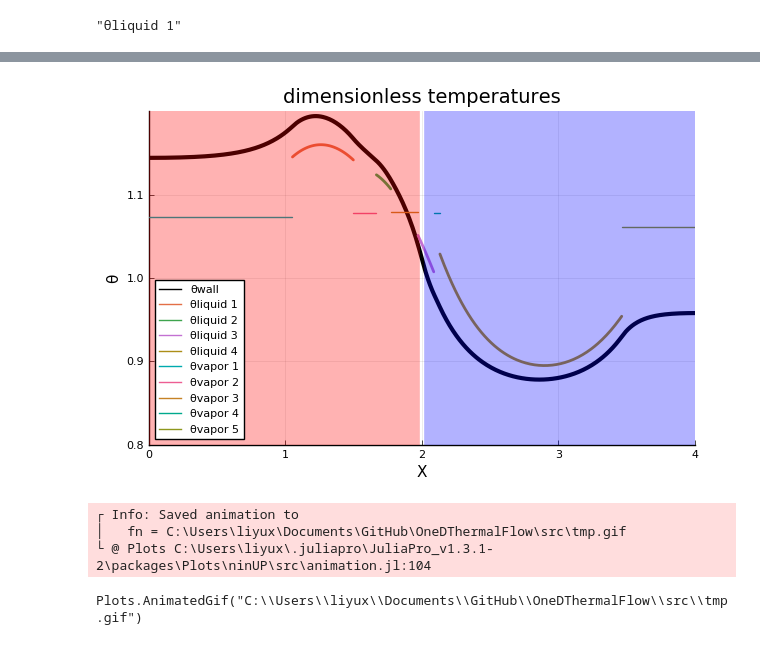
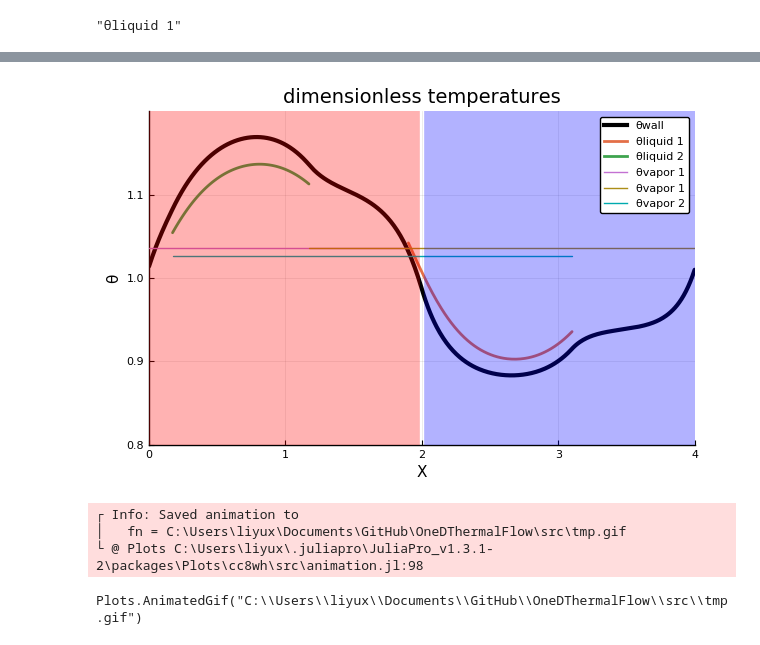
Before and after one commit to liyuxuan48/OneDThermalFlow, a Jupyter notebook: examples/closed loop U shape PHP-working on .ipynb, the cells around one changed output, grey strips where cells are left out. Saved outputs shown, nothing was run; the diff lists cells and outputs as text; code cells hidden in the pictures.

Commit message:
got closed loop ohp work

```diff
--- a/examples/closed loop U shape PHP-working on .ipynb
+++ b/examples/closed loop U shape PHP-working on .ipynb
@@ -180,8 +238,6 @@ plot([sys0.wall.Xarray],[sys0.wall.θarray], title="initial temperature conditio
 ### propagation function
 # %%
 function dfdt(u,p,t)
-
-        p = deepcopy(getcurrentsys(u,p))
 
         indexes = Int64[]
         θliquidtemp = Array[]
@@ -192,12 +248,20 @@ function dfdt(u,p,t)
             end
         end
 
+        # trim u first verrrrry important!!!!!!!
+        Xp,dXdt,M,δ = vectoXMδ(u[1:indexes[1]-1])
+        modX!(Xp,p.tube.L)
+        u[1:indexes[1]-1] = XMδtovec(Xp,dXdt,M,δ)
 
-    dynamicsdu = dynamicsmodel(u[1:indexes[1]-1],p)
+#     println(u[1:indexes[1]-1] )
+
+    newsys = getcurrentsys(u,p)
+
+    dynamicsdu = dynamicsmodel(u[1:indexes[1]-1],newsys)
 
 
 
-    duwalltemp = wallmodel(u[indexes[1]+1:indexes[2]-1],p)
+    duwalltemp = wallmodel(u[indexes[1]+1:indexes[2]-1],newsys)
     walldu = duwallθtovec(duwalltemp)
 
 
@@ -207,7 +271,7 @@ function dfdt(u,p,t)
     end
     push!(θliquidtemp, u[indexes[end]+1:end])
     duliquidtemp = zero.(deepcopy(θliquidtemp))
-    duliquidtemp = liquidmodel(θliquidtemp,p)
+    duliquidtemp = liquidmodel(θliquidtemp,newsys)
     liquiddu = duliquidθtovec(duliquidtemp)
 
     du = [dynamicsdu;walldu;liquiddu]
@@ -277,11 +345,14 @@ DiscreteCallback{typeof(condition),typeof(affect!),typeof(DiffEqBase.INITIALIZE_
 tstep=4e-5
 
 p = sys0
-tspan = (0.0, 0.4);
+tspan = (0.0, 0.2);
 prob = ODEProblem(dfdt, u, tspan, p)
 
-integrator = init(prob, RK4(), adaptive=false, dt=tstep);
+integrator = init(prob, RK4(), dt=tstep,adaptive=false);
 
 
-# sol = solve(prob, RK4(), adaptive=false, dt=tstep);
-sol = solve(prob, RK4(), adaptive=false,dt=tstep,callback=cb);
+# sol = solve(prob, RK4(), dt=tstep);
+# sol = solve(prob, RK4(), adaptive=false,dt=tstep,callback=cb);
+
+# step!(integrator)
+solve!(integrator)
@@ -311,3 +380,6 @@ result1=soltoMatrxResult(sol,sys0);
 string("θliquid ",1)
 # %% [output]
 "θliquid 1"
+# %%
+sol = integrator.sol
+sysfinal = getcurrentsys.(sol.u,[sys0])
@@ -314,37 +404,41 @@ string("θliquid ",1)
 # %%
+# closed loop plot
 @gif for i=1:size(sol,2)
 
     Xpvapor = getXpvapor(sysfinal[i].liquid.Xp,sysfinal[i].tube.L,sysfinal[i].tube.closedornot)
     θvapor  = (sysfinal[i].vapor.P).^((γ-1)/γ)
     Xp = sysfinal[i].liquid.Xp
 
     p = plot([sysfinal[i].wall.Xarray],[sysfinal[i].wall.θarray], linewidth=3, color = [:black], labels = "θwall", xlabel="X", ylabel="θ", title=("dimensionless temperatures"),xlim=(0,4), ylim=(0.8,1.2))
 
 
     j=1
     while j <= length(Xp)
         plot!(p, [sysfinal[i].liquid.Xarrays[j]],[sysfinal[i].liquid.θarrays[j]], linewidth=2, labels = string("θliquid ",j))
 
         j += 1
     end
-#     plot!(p,[Xpvapor[1][1],Xpvapor[1][end]],[θvapor[1]])
-#     plot!(p,[Xpvapor[2][1],Xpvapor[2][end]],[θvapor[2]])
-    j=1
-    while j <= length(θvapor)
+
+    j = 1
+    plot!(p,[0.0,Xpvapor[j][end]],[θvapor[j]], labels = string("θvapor ",j))
+    plot!(p,[Xpvapor[j][1],L],[θvapor[j]], labels = string("θvapor ",j))
+
+    j = 2
+    while j  <= length(θvapor)
 
         plot!(p,[Xpvapor[j][1],Xpvapor[j][end]],[θvapor[j]], labels = string("θvapor ",j))
 
         j += 1
     end
 
     vline!( p, [collect(0:4:4)], color=[:red,:blue], width=390, alpha=[0.3,0.3],labels = "")
 
-    end every 50
+    end every 20
 # %% [output]
-[figure, old version]
+[figure, new version]
 ┌ Info: Saved animation to
 │   fn = C:\Users\liyux\Documents\GitHub\OneDThermalFlow\src\tmp.gif
-└ @ Plots C:\Users\liyux\.juliapro\JuliaPro_v1.3.1-2\packages\Plots\ninUP\src\animation.jl:104
+└ @ Plots C:\Users\liyux\.juliapro\JuliaPro_v1.3.1-2\packages\Plots\cc8wh\src\animation.jl:98
 Plots.AnimatedGif("C:\\Users\\liyux\\Documents\\GitHub\\OneDThermalFlow\\src\\tmp.gif")
 # %%
 Xstations
```
Also changed, not shown: parts of 32 cells of this notebook, 4 other files.
